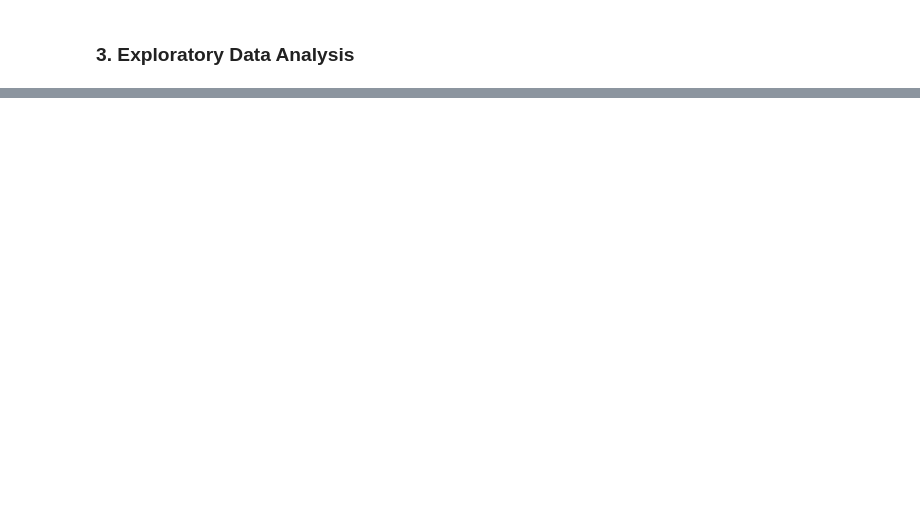
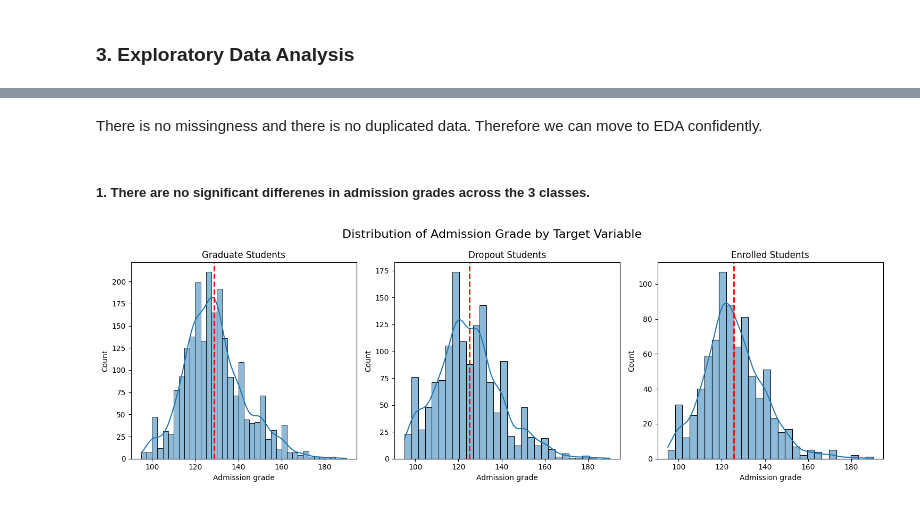
Before and after one commit to WamzMwangi/Predicting_Student_Dropout_with_Explainable_Machine_Learning, a Jupyter notebook: main.ipynb, the cells around one changed output, grey strips where cells are left out. Drawn from its saved outputs; the diff is of its cells as text; code cells hidden in the pictures; blank space fills up the shorter version.

```diff
--- a/main.ipynb
+++ b/main.ipynb
@@ -86,0 +84,30 @@ y.head()
+# %% [markdown]
+There is no missingness and there is no duplicated data. Therefore we can move to EDA confidently.
+# %% [markdown]
+##### 1. There are no significant differenes in admission grades across the 3 classes.
+# %%
+plt.figure(figsize=(15,5))
+plt.suptitle('Distribution of Admission Grade by Target Variable', fontsize=16)
+
+plt.subplot(1,3,1)
+grad_data=data[data['Target']=='Graduate']
+sns.histplot(data=grad_data,x='Admission grade',kde=True)
+plt.axvline(grad_data['Admission grade'].mean(), linestyle='--',color='red',linewidth=2)
+plt.title('Graduate Students')
+
+plt.subplot(1,3,2)
+drop_data=data[data['Target']=='Dropout']
+sns.histplot(data=drop_data,x='Admission grade',kde=True)
+plt.axvline(drop_data['Admission grade'].mean(), linestyle='--',color='red',linewidth=2)
+plt.title('Dropout Students')
+
+plt.subplot(1,3,3)
+enrol_data=data[data['Target']=='Enrolled']
+sns.histplot(data=enrol_data,x='Admission grade',kde=True)
+plt.axvline(enrol_data['Admission grade'].mean(), linestyle='--',color='red',linewidth=2)
+plt.title('Enrolled Students')
+
+plt.tight_layout()
+plt.show()
+# %% [output]
+[figure, added]
```
Also changed, not shown: parts of 27 cells of this notebook.
